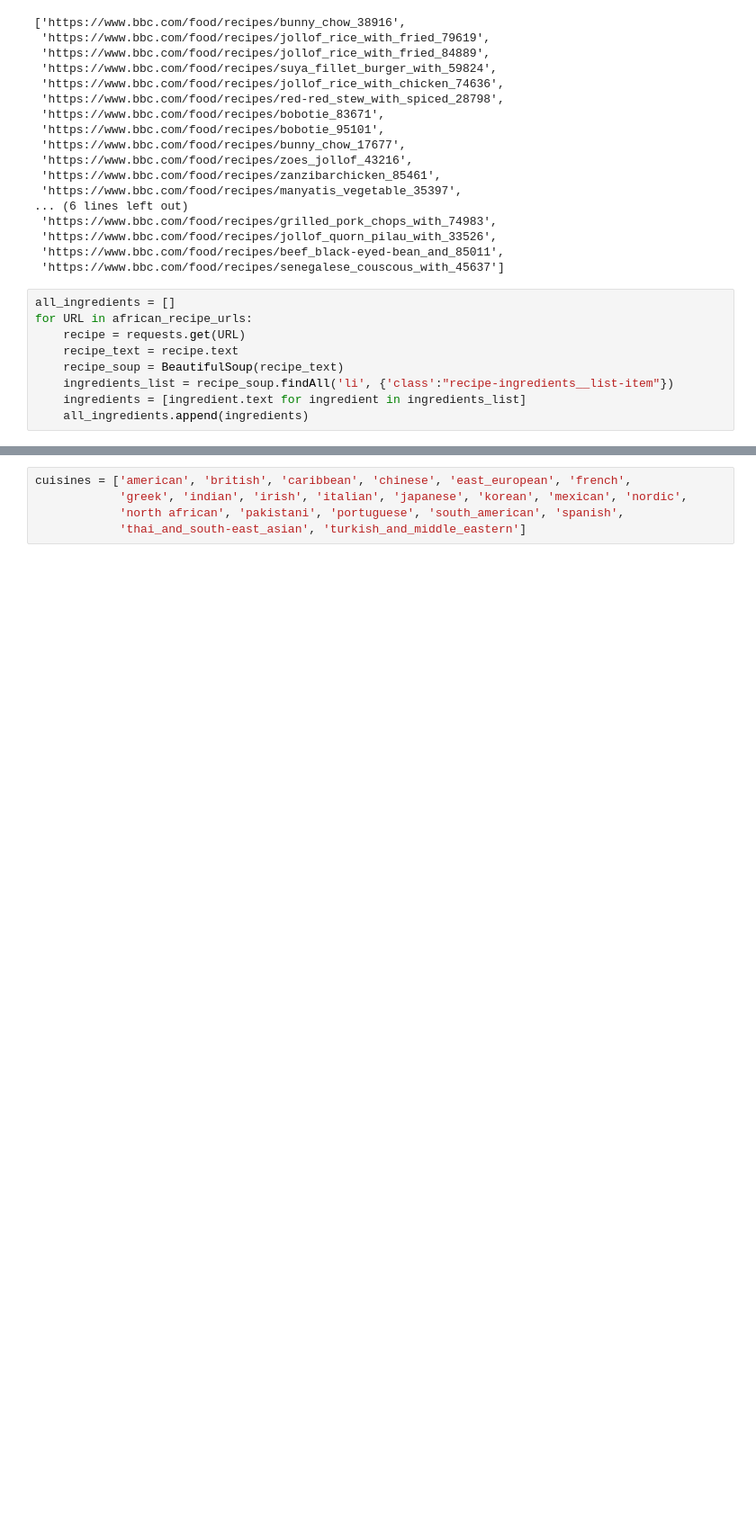
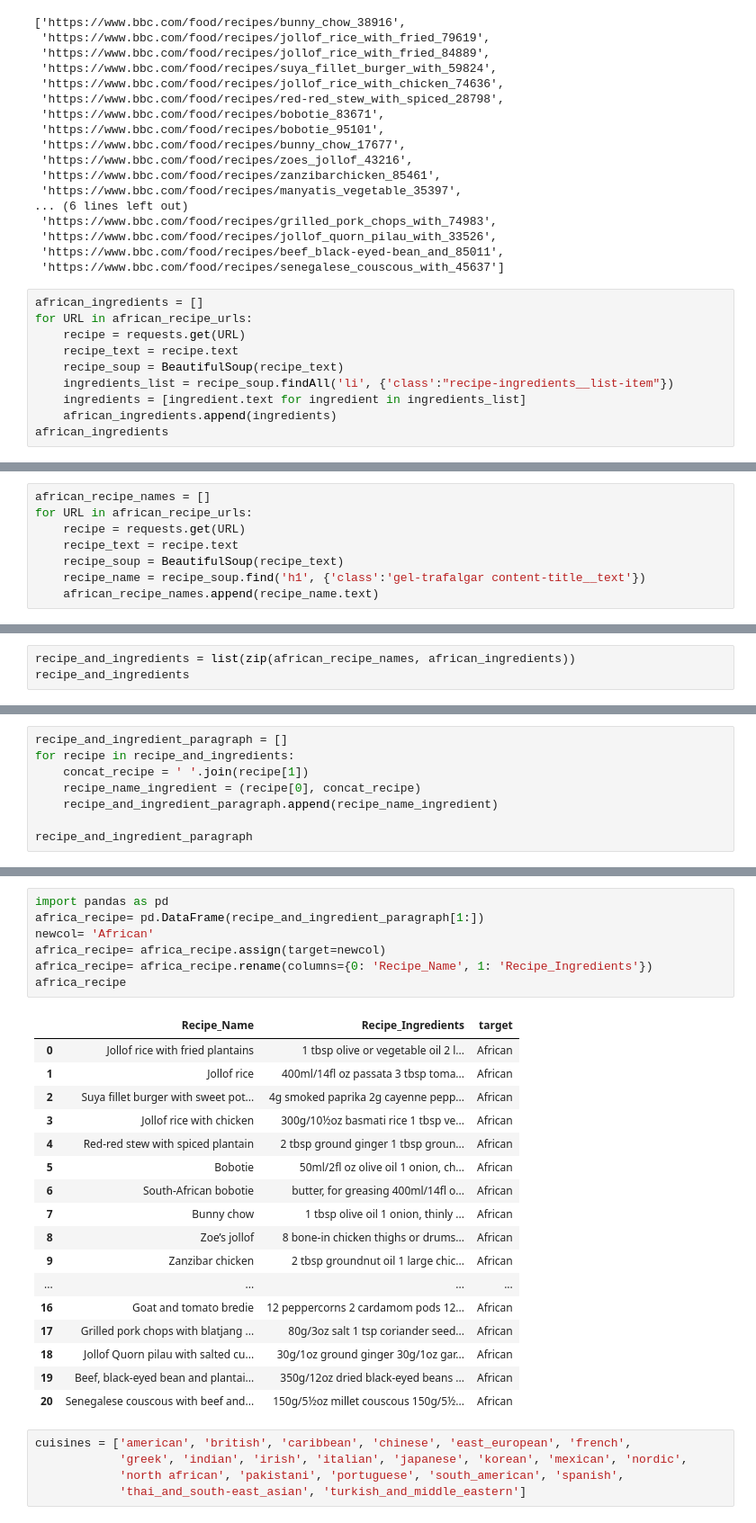
Before and after one commit to Prottoy2938/mod_3_project_cuisines, a Jupyter notebook: Recipe_scraping.ipynb, the cells around one changed output, grey strips where cells are left out. Shown: that part at 90% size. Drawn from its saved outputs; the diff is of its cells as text; blank space fills up the shorter version.

Commit message:
create dataframe for one cuisine

```diff
--- a/Recipe_scraping.ipynb
+++ b/Recipe_scraping.ipynb
@@ -62,11 +45,12 @@ african_recipe_urls
  'https://www.bbc.com/food/recipes/beef_black-eyed-bean_and_85011',
  'https://www.bbc.com/food/recipes/senegalese_couscous_with_45637']
 # %%
-all_ingredients = []
+african_ingredients = []
 for URL in african_recipe_urls:
     recipe = requests.get(URL)
     recipe_text = recipe.text
     recipe_soup = BeautifulSoup(recipe_text)
     ingredients_list = recipe_soup.findAll('li', {'class':"recipe-ingredients__list-item"})
     ingredients = [ingredient.text for ingredient in ingredients_list]
-    all_ingredients.append(ingredients)
+    african_ingredients.append(ingredients)
+african_ingredients
@@ -92,0 +75,8 @@ all_ingredients
+# %%
+african_recipe_names = []
+for URL in african_recipe_urls:
+    recipe = requests.get(URL)
+    recipe_text = recipe.text
+    recipe_soup = BeautifulSoup(recipe_text)
+    recipe_name = recipe_soup.find('h1', {'class':'gel-trafalgar content-title__text'})
+    african_recipe_names.append(recipe_name.text)
@@ -92,0 +103,3 @@ all_ingredients
+# %%
+recipe_and_ingredients = list(zip(african_recipe_names, african_ingredients))
+recipe_and_ingredients
@@ -92,0 +124,8 @@ all_ingredients
+# %%
+recipe_and_ingredient_paragraph = []
+for recipe in recipe_and_ingredients:
+    concat_recipe = ' '.join(recipe[1])
+    recipe_name_ingredient = (recipe[0], concat_recipe)
+    recipe_and_ingredient_paragraph.append(recipe_name_ingredient)
+
+recipe_and_ingredient_paragraph
@@ -93,3 +150,28 @@ all_ingredients
+# %%
+import pandas as pd
+africa_recipe= pd.DataFrame(recipe_and_ingredient_paragraph[1:])
+newcol= 'African'
+africa_recipe= africa_recipe.assign(target=newcol)
+africa_recipe= africa_recipe.rename(columns={0: 'Recipe_Name', 1: 'Recipe_Ingredients'})
+africa_recipe
+# %% [output]
+|  | Recipe_Name | Recipe_Ingredients | target |
+| 0 | Jollof rice with fried plantains | 1 tbsp olive or vegetable oil 2 l... | African |
+| 1 | Jollof rice | 400ml/14fl oz passata 3 tbsp toma... | African |
+| 2 | Suya fillet burger with sweet pot... | 4g smoked paprika 2g cayenne pepp... | African |
+| 3 | Jollof rice with chicken | 300g/10½oz basmati rice 1 tbsp ve... | African |
+| 4 | Red-red stew with spiced plantain | 2 tbsp ground ginger 1 tbsp groun... | African |
+| 5 | Bobotie | 50ml/2fl oz olive oil 1 onion, ch... | African |
+| 6 | South-African bobotie | butter, for greasing 400ml/14fl o... | African |
+| 7 | Bunny chow | 1 tbsp olive oil 1 onion, thinly ... | African |
+| 8 | Zoe’s jollof | 8 bone-in chicken thighs or drums... | African |
+| 9 | Zanzibar chicken | 2 tbsp groundnut oil 1 large chic... | African |
+| ... | ... | ... | ... |
+| 16 | Goat and tomato bredie | 12 peppercorns 2 cardamom pods 12... | African |
+| 17 | Grilled pork chops with blatjang ... | 80g/3oz salt 1 tsp coriander seed... | African |
+| 18 | Jollof Quorn pilau with salted cu... | 30g/1oz ground ginger 30g/1oz gar... | African |
+| 19 | Beef, black-eyed bean and plantai... | 350g/12oz dried black-eyed beans ... | African |
+| 20 | Senegalese couscous with beef and... | 150g/5½oz millet couscous 150g/5½... | African |
 # %%
 cuisines = ['american', 'british', 'caribbean', 'chinese', 'east_european', 'french',
             'greek', 'indian', 'irish', 'italian', 'japanese', 'korean', 'mexican', 'nordic',
```
Also changed, not shown: parts of 11 cells of this notebook.
